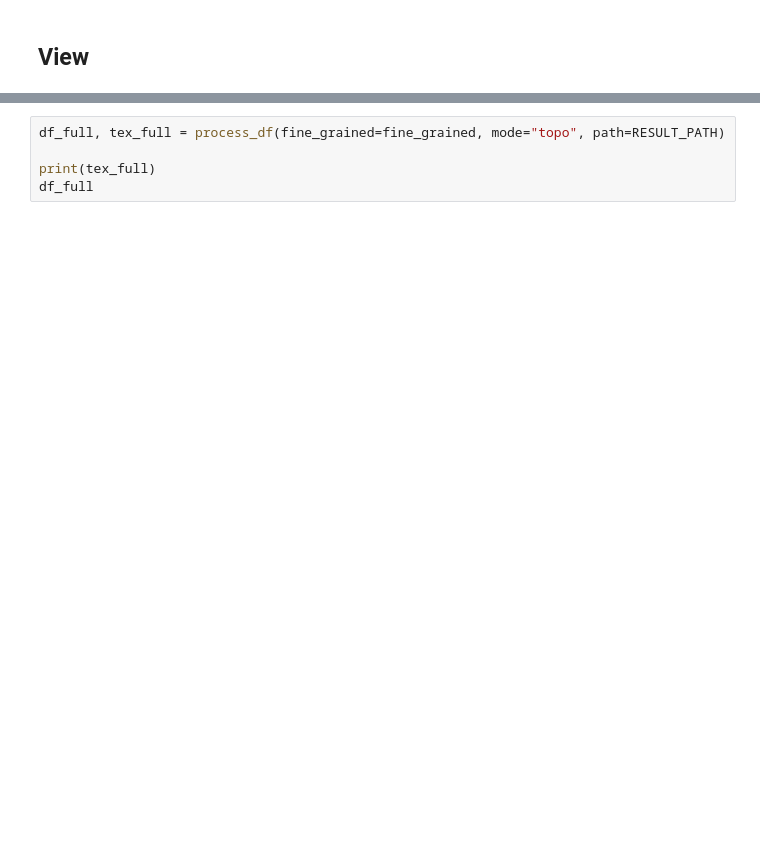
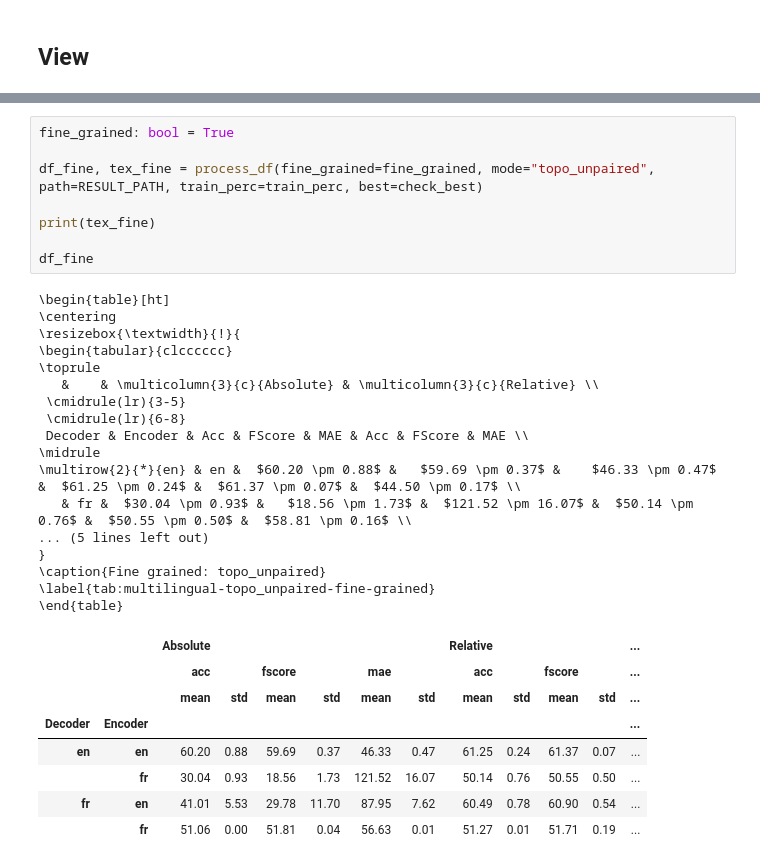
Before and after one commit to AGarciaCast/Topo_Reg_Relative_Rep, a Jupyter notebook: topo_multilingual_stitching.ipynb, the cells around one changed output, grey strips where cells are left out. Saved outputs shown, nothing was run; the diff lists cells and outputs as text; blank space fills up the shorter version.

```diff
--- a/topo_multilingual_stitching.ipynb
+++ b/topo_multilingual_stitching.ipynb
@@ -829,5 +839,34 @@ df_fine
-# %%
-df_full, tex_full = process_df(fine_grained=fine_grained, mode="topo", path=RESULT_PATH)
-
-print(tex_full)
-df_full
+# %%
+fine_grained: bool = True
+
+df_fine, tex_fine = process_df(fine_grained=fine_grained, mode="topo_unpaired", path=RESULT_PATH, train_perc=train_perc, best=check_best)
+
+print(tex_fine)
+
+df_fine
+# %% [output]
+\begin{table}[ht]
+\centering
+\resizebox{\textwidth}{!}{
+\begin{tabular}{clcccccc}
+\toprule
+   &    & \multicolumn{3}{c}{Absolute} & \multicolumn{3}{c}{Relative} \\
+ \cmidrule(lr){3-5}
+ \cmidrule(lr){6-8}
+ Decoder & Encoder & Acc & FScore & MAE & Acc & FScore & MAE \\
+\midrule
+\multirow{2}{*}{en} & en &  $60.20 \pm 0.88$ &   $59.69 \pm 0.37$ &    $46.33 \pm 0.47$ &  $61.25 \pm 0.24$ &  $61.37 \pm 0.07$ &  $44.50 \pm 0.17$ \\
+   & fr &  $30.04 \pm 0.93$ &   $18.56 \pm 1.73$ &  $121.52 \pm 16.07$ &  $50.14 \pm 0.76$ &  $50.55 \pm 0.50$ &  $58.81 \pm 0.16$ \\
+... (5 lines left out)
+}
+\caption{Fine grained: topo_unpaired}
+\label{tab:multilingual-topo_unpaired-fine-grained}
+\end{table}
+|  |  | Absolute |  |  |  |  |  | Relative |  |  |  | ... |
+|  |  | acc |  | fscore |  | mae |  | acc |  | fscore |  | ... |
+|  |  | mean | std | mean | std | mean | std | mean | std | mean | std | ... |
+| Decoder | Encoder |  |  |  |  |  |  |  |  |  |  | ... |
+| en | en | 60.20 | 0.88 | 59.69 | 0.37 | 46.33 | 0.47 | 61.25 | 0.24 | 61.37 | 0.07 | ... |
+|  | fr | 30.04 | 0.93 | 18.56 | 1.73 | 121.52 | 16.07 | 50.14 | 0.76 | 50.55 | 0.50 | ... |
+| fr | en | 41.01 | 5.53 | 29.78 | 11.70 | 87.95 | 7.62 | 60.49 | 0.78 | 60.90 | 0.54 | ... |
+|  | fr | 51.06 | 0.00 | 51.81 | 0.04 | 56.63 | 0.01 | 51.27 | 0.01 | 51.71 | 0.19 | ... |
```
Also changed, not shown: parts of 7 cells of this notebook, 31 other files.
